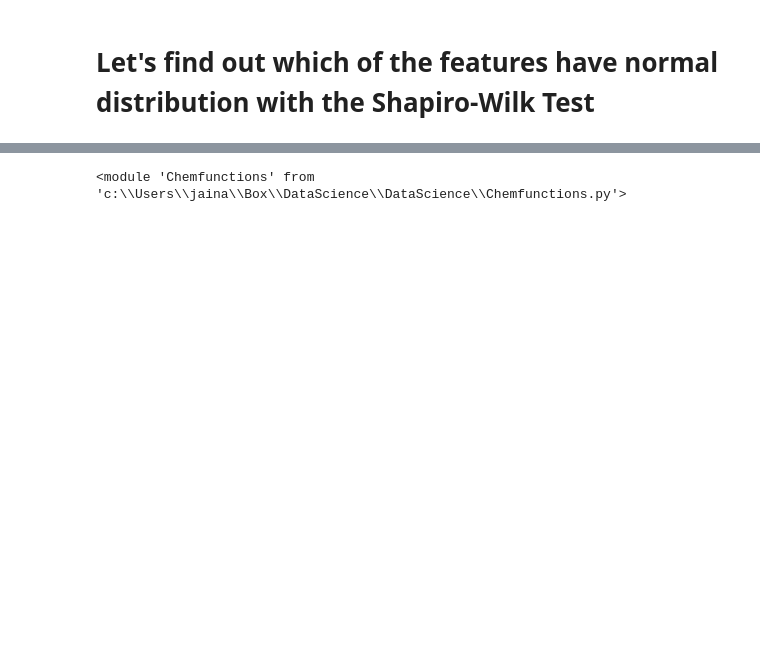
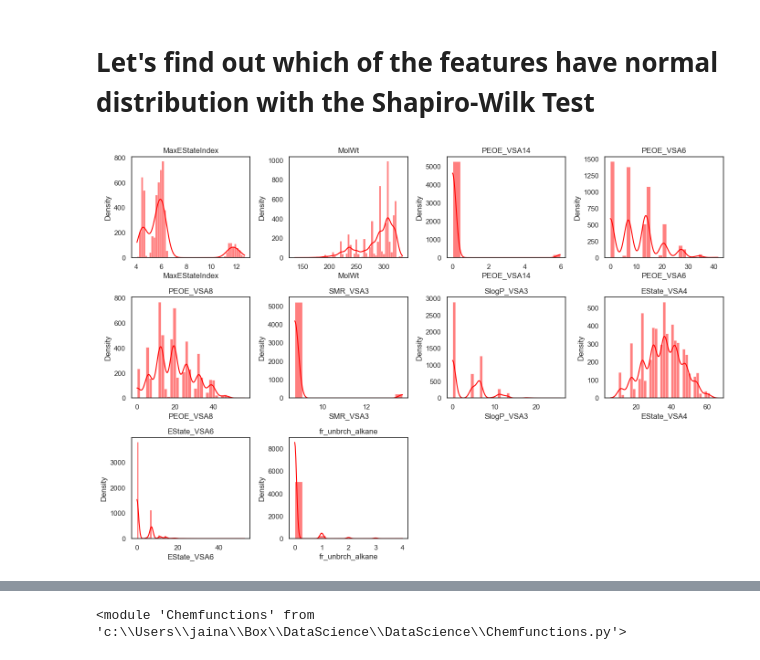
Before and after one commit to akashjn/DataScience, a Jupyter notebook: 1_Supervised_Learning.ipynb, the cells around one changed output, grey strips where cells are left out. Cells and saved outputs as stored; diff of their text form; code cells hidden in the pictures; blank space fills up the shorter version.

```diff
--- a/1_Supervised_Learning.ipynb
+++ b/1_Supervised_Learning.ipynb
@@ -136,0 +141,25 @@ plt.show()
+# %%
+nr_rows = 4
+nr_cols = 4
+sns.set(style='white')
+fig, axs = plt.subplots(nr_rows, nr_cols, figsize=(nr_cols*3.5,nr_rows*3))
+
+for r in range(0,nr_rows):
+
+    for c in range(0,nr_cols):
+        i = r*nr_cols+c
+
+        if i < len(df_rdkit.columns.to_list()):
+            col=df_rdkit.columns.to_list()[i]
+            sns.histplot(df_rdkit[col],ax=axs[r][c],color="red",kde=True)
+            axs[r][c].set_xlabel(col)
+            axs[r][c].set_ylabel(f'Density')
+            axs[r][c].set_title(col)
+        else:
+            fig.delaxes(axs[r][c])
+
+plt.tight_layout()
+# # plt.savefig("./Figures/Ered_desc2.png",dpi=300)
+plt.show()
+# %% [output]
+[figure, added]
```
Also changed, not shown: parts of 23 cells of this notebook, 2 other files.
